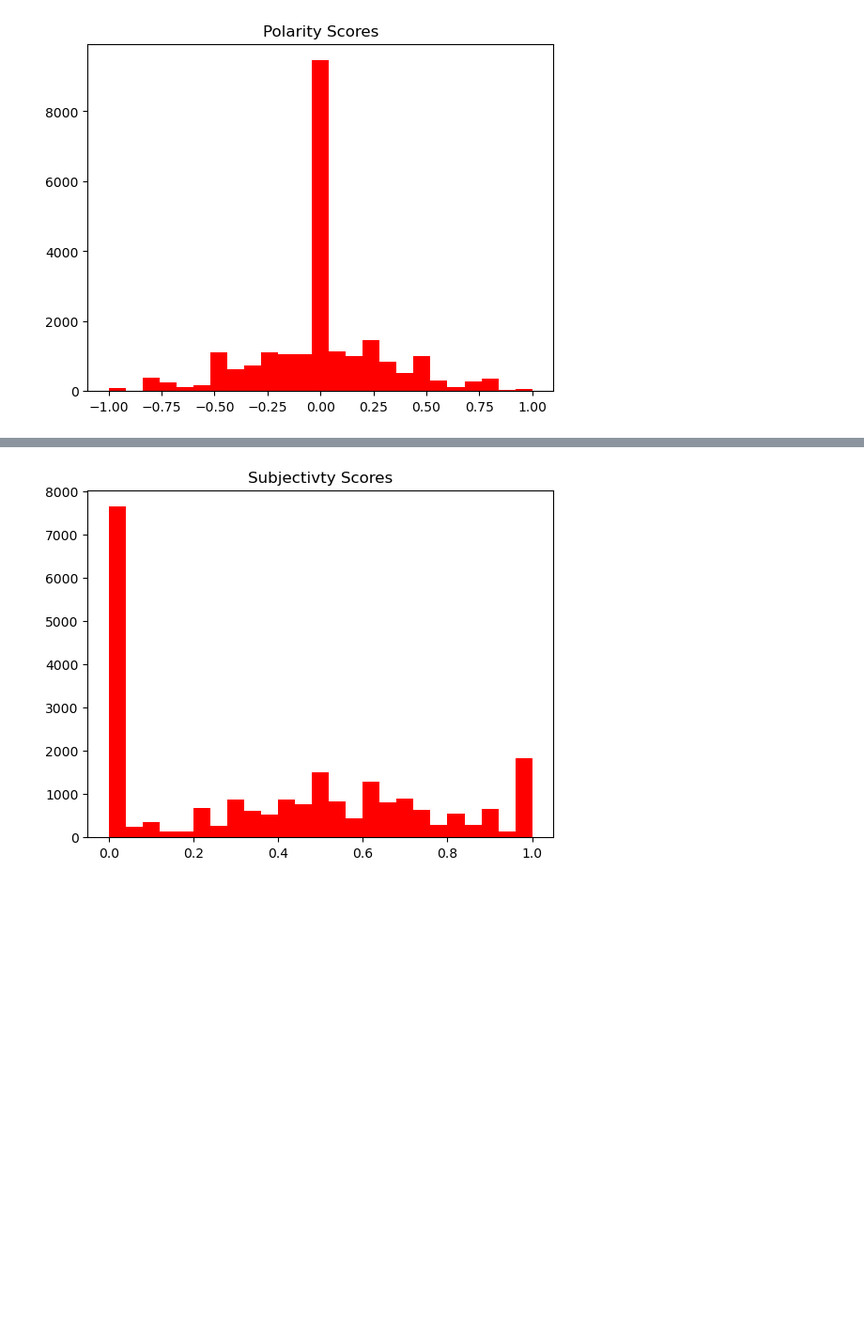
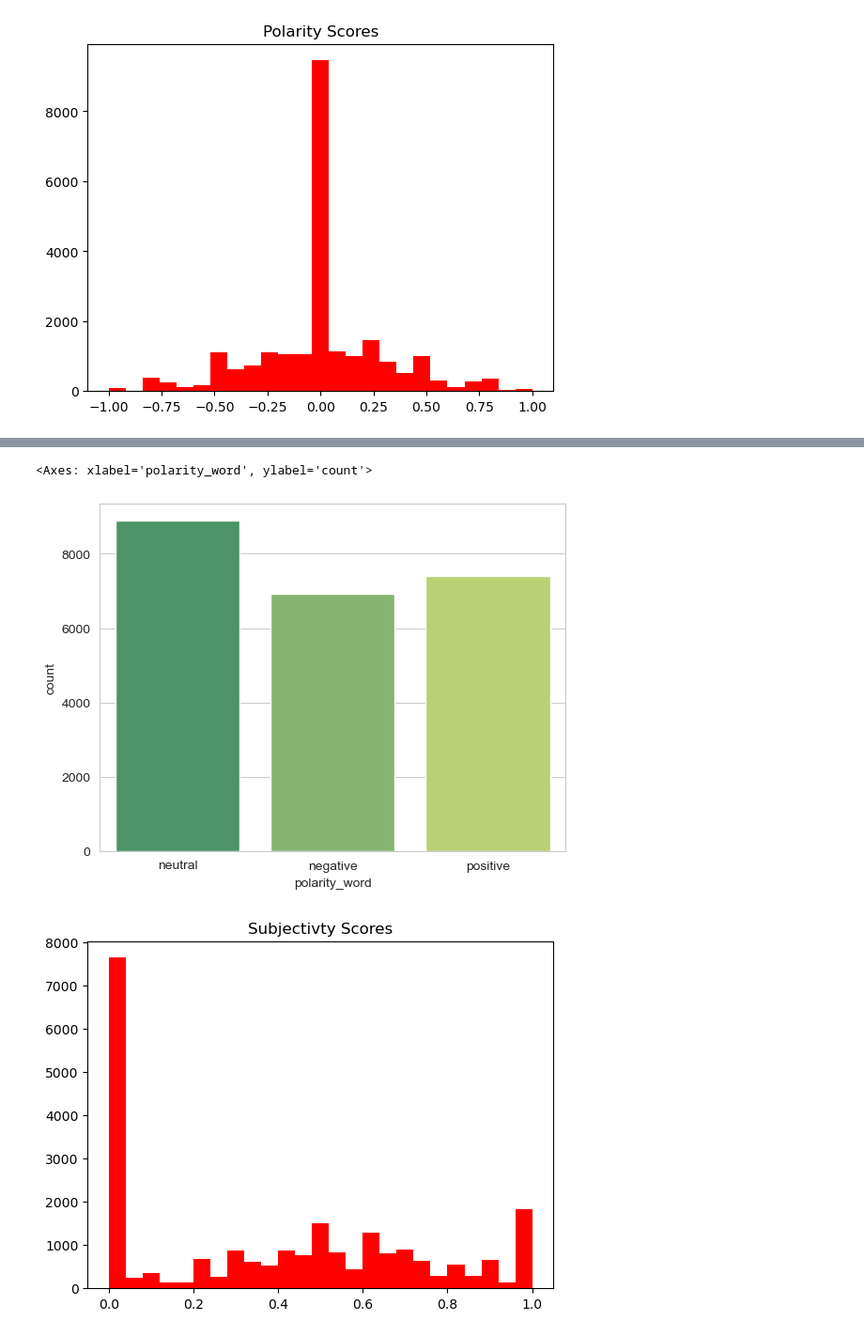
Before and after one commit to sbs23038/Integrated_CA2_Sem2, a Jupyter notebook: SBS23038_Sem2_CA2_2.ipynb, the cells around one changed output, grey strips where cells are left out. Shown: that part at 94% size. Cells and saved outputs as stored; diff of their text form; code cells hidden in the pictures; blank space fills up the shorter version.

```diff
--- a/SBS23038_Sem2_CA2_2.ipynb
+++ b/SBS23038_Sem2_CA2_2.ipynb
@@ -249,3 +271,6 @@ plt.title('Polarity Scores')
 plt.show()
 # %% [output]
 [figure]
+# %%
+twitter_df['polarity_scores_int'] = twitter_df['polarity_scores'].apply(func = polarity_score)
+twitter_df['polarity_word'] = twitter_df['polarity_scores_int'].apply(func = polarity_word)
@@ -252,3 +288,9 @@ plt.show()
+# %%
+sns.set_style('whitegrid')
+sns.countplot(x='polarity_word',data=twitter_df, palette='summer')
+# %% [output]
+<Axes: xlabel='polarity_word', ylabel='count'>
+[figure, added]
 # %%
 twitter_df['subjectivity_scores'] = twitter_df['lemmatizer'].apply(lambda x: TextBlob(x).sentiment.subjectivity)
 # %%
```
Also changed, not shown: parts of 84 cells of this notebook.
